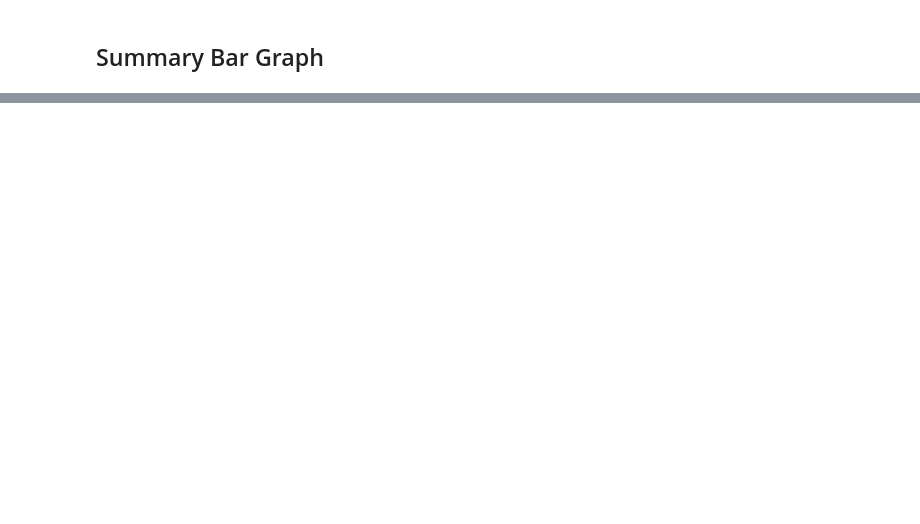
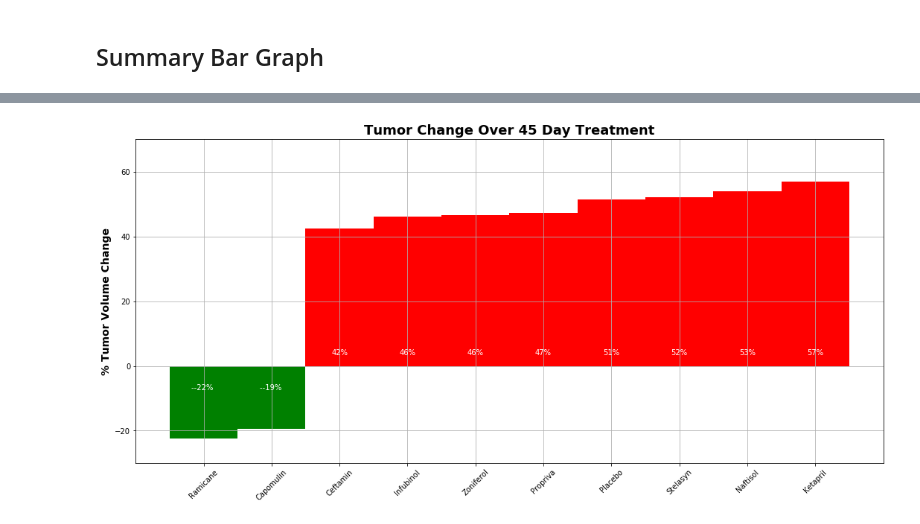
Before and after one commit to alejandrocz13/matplotlib-challenge, a Jupyter notebook: Pymaceuticals/pymaceuticals_ACZ.ipynb, the cells around one changed output, grey strips where cells are left out. Cells and saved outputs as stored; diff of their text form; code cells hidden in the pictures; blank space fills up the shorter version.

```diff
--- a/Pymaceuticals/pymaceuticals_ACZ.ipynb
+++ b/Pymaceuticals/pymaceuticals_ACZ.ipynb
@@ -212,4 +342,5 @@ plt.show()
 # %%
 # Calculate the percent changes for each drug
-
 # Display the data to confirm
+change = ((mungedTMV_mean.iloc[-1] - mungedTMV_mean.iloc[0]) / mungedTMV_mean.iloc[0])*100
+change
@@ -236,0 +360,3 @@ fig.show()
+# %%
+change = change.sort_values(ascending=True)
+change
@@ -236,0 +376,4 @@ fig.show()
+# %%
+# Store all Relevant Percent Changes into a Tuple
+pct_changes = (change["Ramicane"], change["Capomulin"], change["Ceftamin"], change["Infubinol"], change["Zoniferol"], change["Propriva"], change["Placebo"], change["Stelasyn"], change["Naftisol"], change["Ketapril"])
+pct_changes
@@ -236,0 +391,45 @@ fig.show()
+# %%
+# Splice the data between passing and failing drugs
+fig, ax = plt.subplots()
+x_axis = np.arange(len(pct_changes))
+width = 1
+rectsPass = ax.bar(x_axis[0:2], pct_changes[0:2], width, color = "green")
+rectsFail = ax.bar(x_axis[2:], pct_changes[2:], width, color = "red")
+
+plt.gcf().set_size_inches(18,8)
+
+# Orient widths. Add labels, tick marks, etc.
+ax.set_ylabel("% Tumor Volume Change", fontsize=14, fontweight="bold")
+ax.set_title("Tumor Change Over 45 Day Treatment", fontsize=18, fontweight="bold")
+ax.set_xticks(x_axis)
+ax.set_xticklabels(("Ramicane", "Capomulin", "Ceftamin", "Infubinol", "Zoniferol", "Propriva", "Placebo", "Stelasyn", "Naftisol", "Ketapril"), rotation=45)
+ax.set_autoscaley_on(False)
+ax.set_ylim([-30,70])
+ax.grid(True)
+
+# Use functions to label the percentages of changes
+def autolabelFail(rects):
+    for rect in rects:
+        height = rect.get_height()
+        ax.text(rect.get_x() + rect.get_width()/2., 3,
+                '%d%%' % int(height),
+                ha='center', va='bottom', color="white")
+
+def autolabelPass(rects):
+    for rect in rects:
+        height = rect.get_height()
+        ax.text(rect.get_x() + rect.get_width()/2., -8,
+                '-%d%% ' % int(height),
+                ha='center', va='bottom', color="white")
+
+# Call functions to implement the function calls
+autolabelPass(rectsPass)
+autolabelFail(rectsFail)
+
+# Save the Figure
+fig.savefig("../Pymaceuticals/Images/TumorChange.png")
+
+# Show the Figure
+fig.show()
+# %% [output]
+[figure, added]
```
Also changed, not shown: parts of 22 cells of this notebook, 4 other files.
